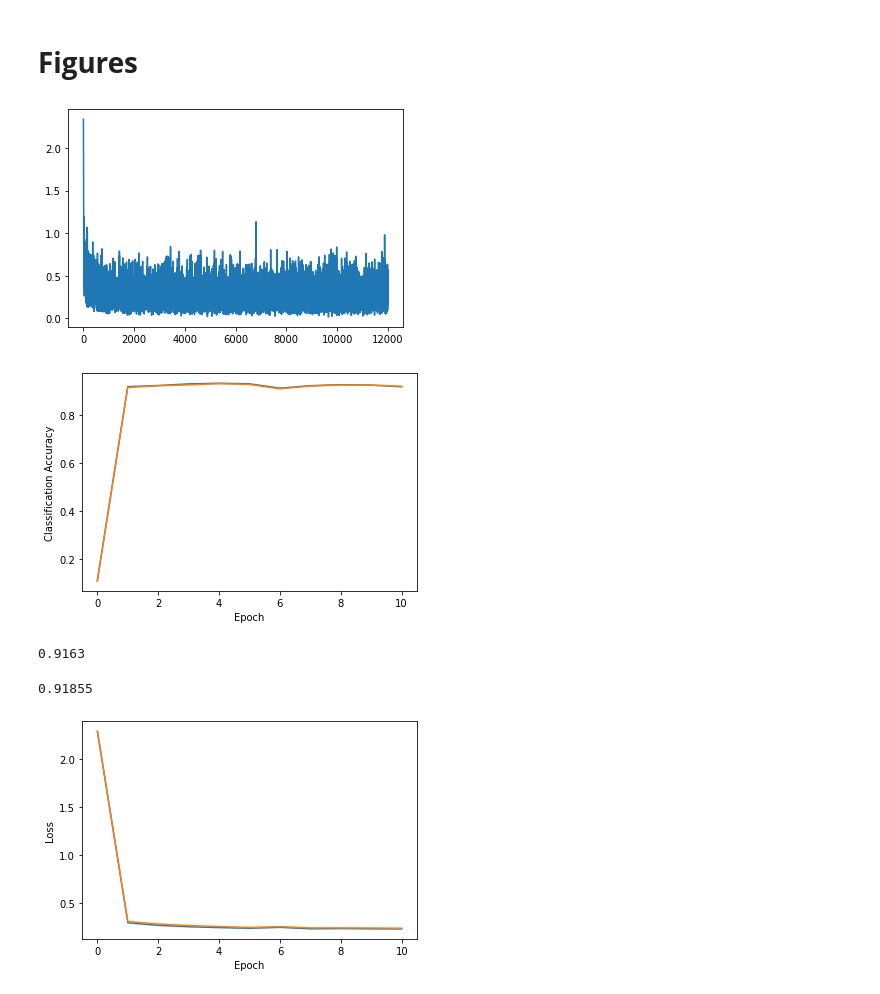
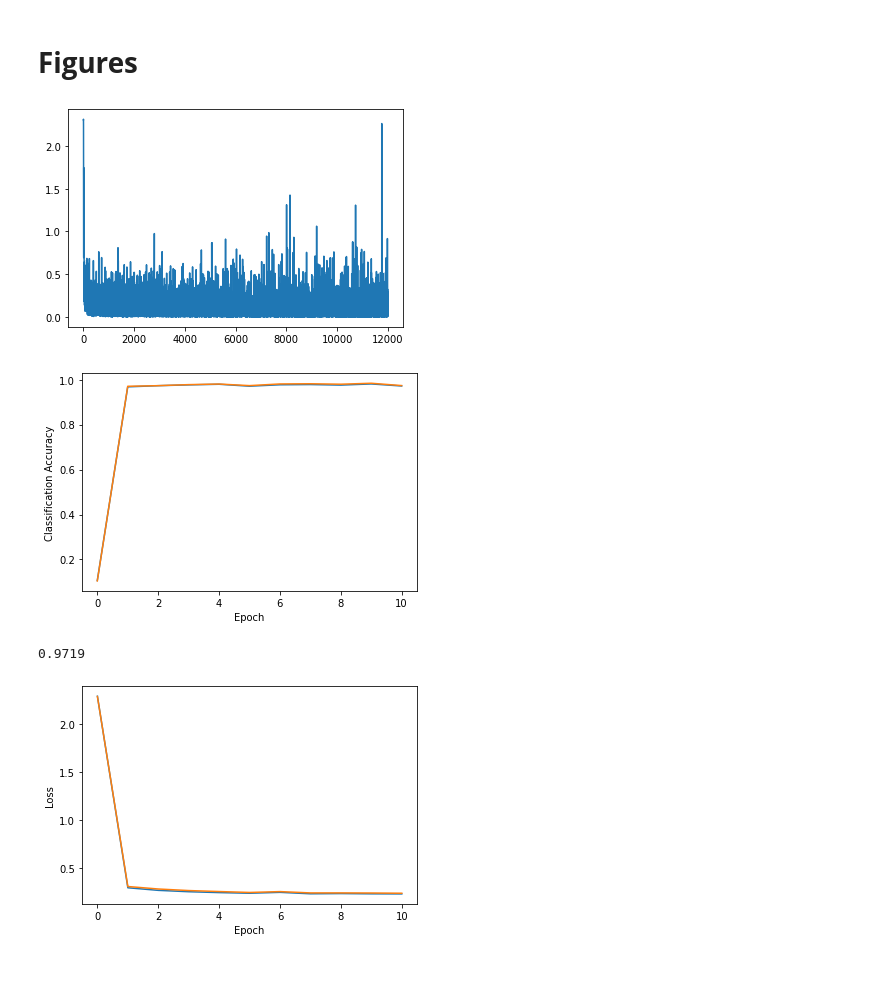
Before and after one commit to wswartworth/non_convex_sps2, a Jupyter notebook: non_convex_updated.ipynb, the cells around one changed output. Saved outputs shown, nothing was run; the diff lists cells and outputs as text; code cells hidden in the pictures.

Commit message:
medium adam experiments

```diff
--- a/non_convex_updated.ipynb
+++ b/non_convex_updated.ipynb
@@ -522,11 +527,11 @@ run_and_save_MNIST(**sps2slack_large)
 # %% [markdown]
 # **Figures**
 # %%
-adam_data = load_data("adam_small")
-plt.plot(adam_data['batch_losses'][0:])
+adam_data = load_data("adam_medium")
+plt.plot(adam_data['batch_losses'])
 plt.show()
 # %% [output]
-[figure, old version]
+[figure, new version]
 # %%
 plt.xlabel('Epoch')
 plt.ylabel('Classification Accuracy')
@@ -534,15 +539,13 @@ plt.plot(adam_data['test_class_accs'])
 plt.plot(adam_data['train_class_accs'])
 plt.show()
 # %% [output]
-[figure, old version]
+[figure, new version]
 # %%
 adam_data['test_class_accs'][-1]
 # %% [output]
-0.9163
+0.9719
 # %%
 adam_data['train_class_accs'][-1]
-# %% [output]
-0.91855
 # %%
 plt.xlabel('Epoch')
 plt.ylabel('Loss')
```
Also changed, not shown: parts of 1 cell of this notebook, 7 other files.
